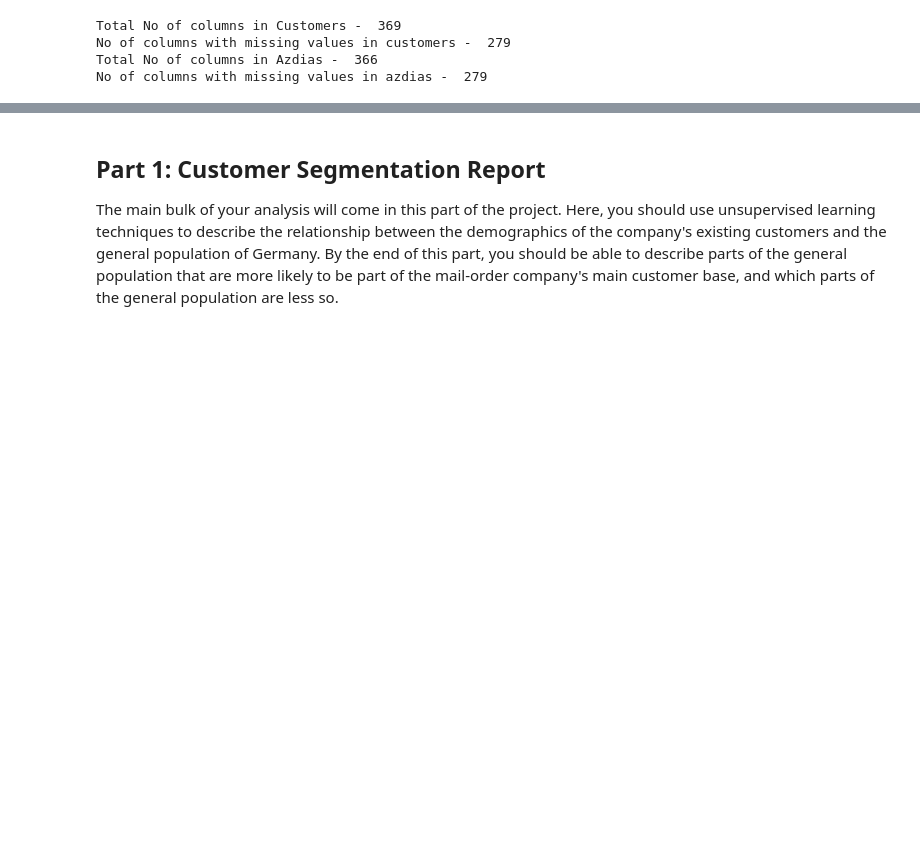
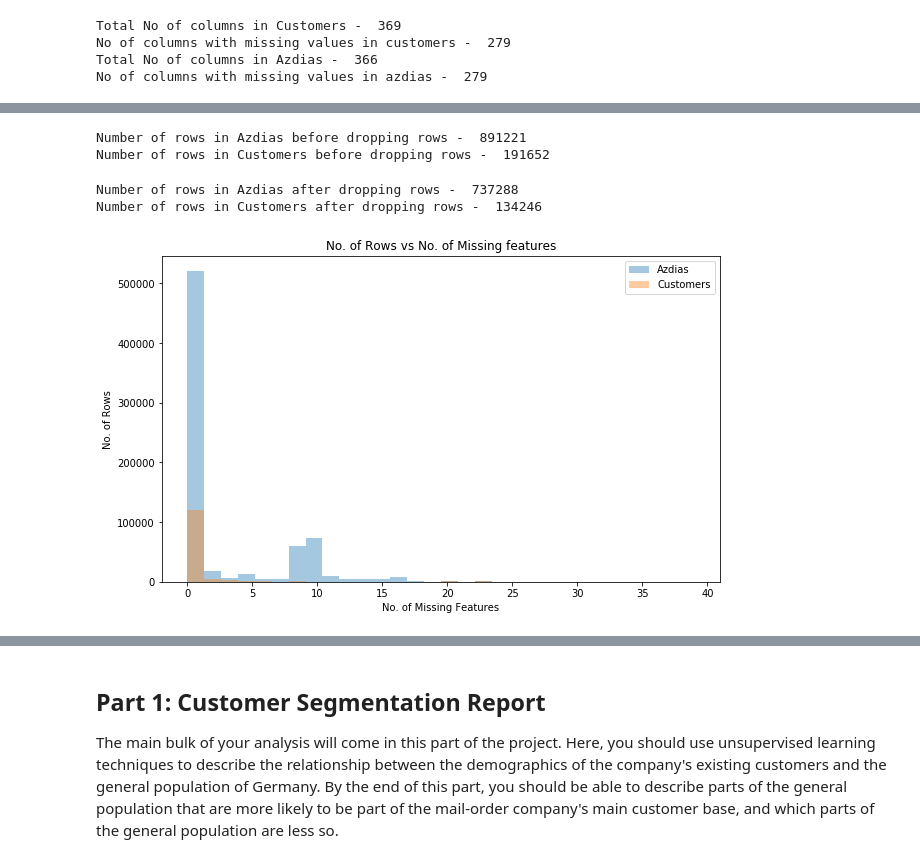
Before and after one commit to pranaymodukuru/Bertelsmann-Arvato-customer-segmentation, a Jupyter notebook: Arvato Project Workbook.ipynb, the cells around one changed output, grey strips where cells are left out. Saved outputs shown, nothing was run; the diff lists cells and outputs as text; code cells hidden in the pictures; blank space fills up the shorter version.

```diff
--- a/Arvato Project Workbook.ipynb
+++ b/Arvato Project Workbook.ipynb
@@ -558,0 +680,33 @@ No of columns with missing values in azdias -  279
+# %%
+def remove_missing_rows(df, threshold):
+    """
+    Takes in a dataframe and drops rows with number of missing features
+    as per given threshold.
+    """
+
+    df = df.dropna(thresh=df.shape[1]-threshold)
+
+    # Reset index
+    df = df.reset_index()
+    del df['index']
+
+    return df
+# %%
+print("Number of rows in Azdias before dropping rows - ", len(azdias))
+print("Number of rows in Customers before dropping rows - ", len(customers))
+# %% [output]
+Number of rows in Azdias before dropping rows -  891221
+Number of rows in Customers before dropping rows -  191652
+# %%
+customers = remove_missing_rows(customers, threshold=50)
+azdias = remove_missing_rows(azdias, threshold=50)
+# %%
+print("Number of rows in Azdias after dropping rows - ", len(azdias))
+print("Number of rows in Customers after dropping rows - ", len(customers))
+# %% [output]
+Number of rows in Azdias after dropping rows -  737288
+Number of rows in Customers after dropping rows -  134246
+# %%
+plot_missing_rowwise_histogram(azdias, customers)
+# %% [output]
+[figure, added]
```
Also changed, not shown: parts of 20 cells of this notebook.
